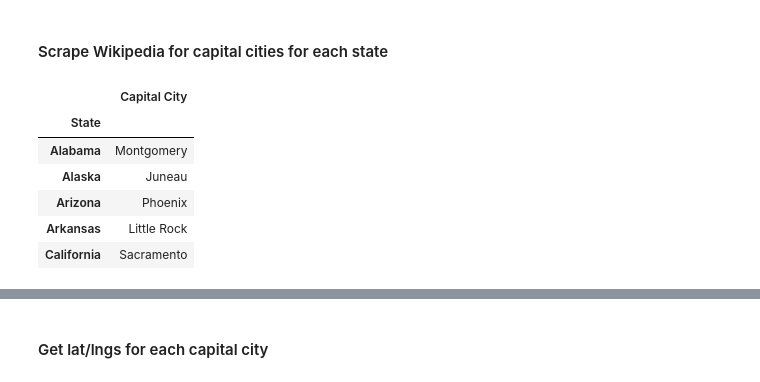
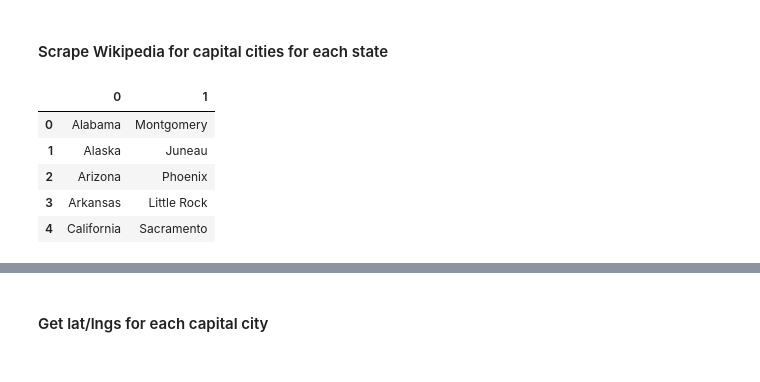
Before and after one commit to amypeniston/data-science-capstone-project, a Jupyter notebook: Week_5_Capstone_Project.ipynb, the cells around one changed output, grey strips where cells are left out. Saved outputs shown, nothing was run; the diff lists cells and outputs as text; code cells hidden in the pictures.

```diff
--- a/Week_5_Capstone_Project.ipynb
+++ b/Week_5_Capstone_Project.ipynb
@@ -219,26 +210,23 @@ states_least_obese
 # %%
 url = "https://simple.wikipedia.org/wiki/List_of_U.S._state_capitals"
 
 page = requests.get(url)
 soup = BeautifulSoup(page.content, "html.parser")
 
 table = soup.find(class_="wikitable")
 
 data = []
 for row in table.find_all("tr"):
     cells = row.find_all("td")
     if cells:
         data.append([cells[0].text.strip(),cells[3].text.strip()])
 
-capitals_df = pd.DataFrame(data)
-capitals_df.columns = ["State", "Capital City"]
-capitals_df = capitals_df.set_index("State")
-capitals_df.head()
+location_data_df = pd.DataFrame(data)
+location_data_df.head()
 # %% [output]
-|  | Capital City |
-| State |  |
-| Alabama | Montgomery |
-| Alaska | Juneau |
-| Arizona | Phoenix |
-| Arkansas | Little Rock |
-| California | Sacramento |
+|  | 0 | 1 |
+| 0 | Alabama | Montgomery |
+| 1 | Alaska | Juneau |
+| 2 | Arizona | Phoenix |
+| 3 | Arkansas | Little Rock |
+| 4 | California | Sacramento |
```
Also changed, not shown: parts of 32 cells of this notebook.
